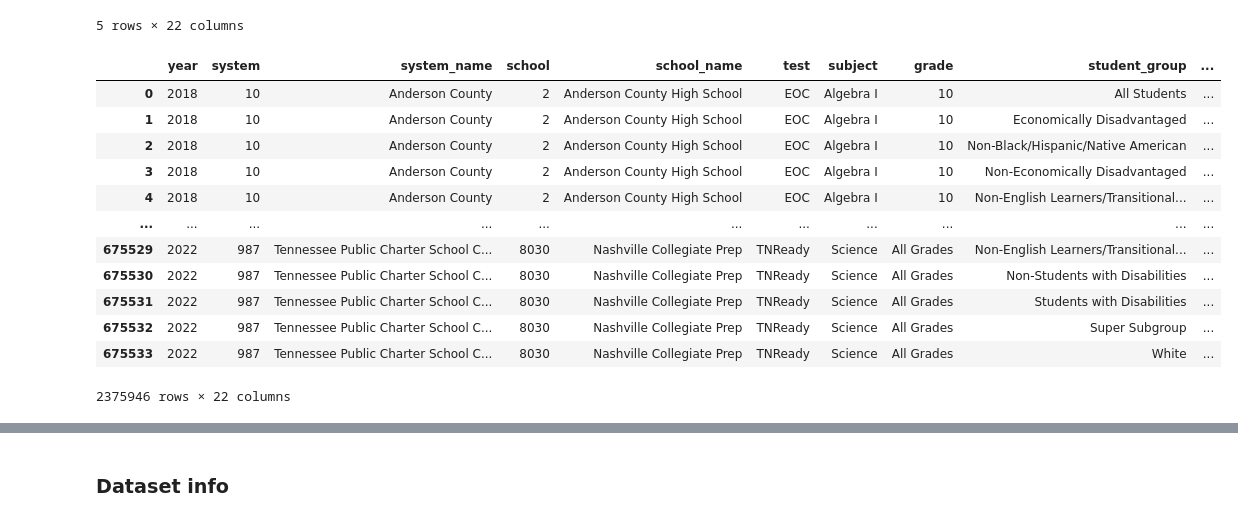
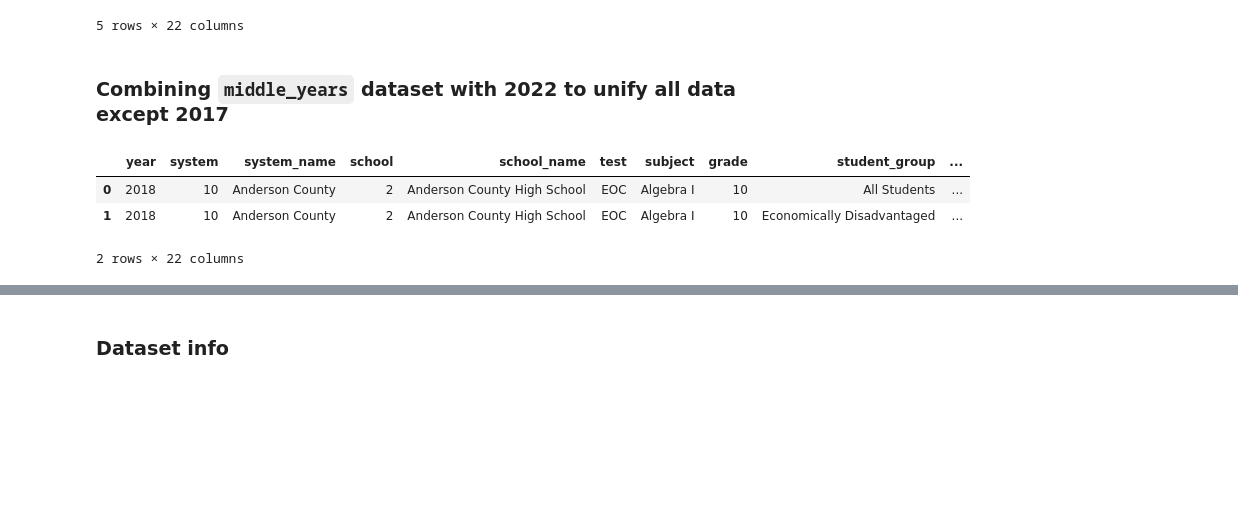
Before and after one commit to Claytor/Capstone_TN_COVID_School_Achievement_Impact, a Jupyter notebook: notebooks/school_assessments_join.ipynb, the cells around one changed output, grey strips where cells are left out. Cells and saved outputs as stored; diff of their text form; code cells hidden in the pictures; blank space fills up the shorter version.

```diff
--- a/notebooks/school_assessments_join.ipynb
+++ b/notebooks/school_assessments_join.ipynb
@@ -169,20 +91,14 @@ middle_years.head()
 | 3 | 2018 | 10 | Anderson County | 2 | Anderson County High School | EOC | Algebra I | 10 | Non-Economically Disadvantaged | ... |
 | 4 | 2018 | 10 | Anderson County | 2 | Anderson County High School | EOC | Algebra I | 10 | Non-English Learners/Transitional... | ... |
 5 rows × 22 columns
+# %% [markdown]
+### Combining `middle_years` dataset with 2022 to unify all data except 2017
 # %%
+# Combine middle years with data_2022
 all_but_2017 = pd.concat([middle_years, data_2022])
-all_but_2017
+all_but_2017.head(n=2)
 # %% [output]
 |  | year | system | system_name | school | school_name | test | subject | grade | student_group | ... |
 | 0 | 2018 | 10 | Anderson County | 2 | Anderson County High School | EOC | Algebra I | 10 | All Students | ... |
 | 1 | 2018 | 10 | Anderson County | 2 | Anderson County High School | EOC | Algebra I | 10 | Economically Disadvantaged | ... |
-| 2 | 2018 | 10 | Anderson County | 2 | Anderson County High School | EOC | Algebra I | 10 | Non-Black/Hispanic/Native American | ... |
-| 3 | 2018 | 10 | Anderson County | 2 | Anderson County High School | EOC | Algebra I | 10 | Non-Economically Disadvantaged | ... |
-| 4 | 2018 | 10 | Anderson County | 2 | Anderson County High School | EOC | Algebra I | 10 | Non-English Learners/Transitional... | ... |
-| ... | ... | ... | ... | ... | ... | ... | ... | ... | ... | ... |
-| 675529 | 2022 | 987 | Tennessee Public Charter School C... | 8030 | Nashville Collegiate Prep | TNReady | Science | All Grades | Non-English Learners/Transitional... | ... |
-| 675530 | 2022 | 987 | Tennessee Public Charter School C... | 8030 | Nashville Collegiate Prep | TNReady | Science | All Grades | Non-Students with Disabilities | ... |
-| 675531 | 2022 | 987 | Tennessee Public Charter School C... | 8030 | Nashville Collegiate Prep | TNReady | Science | All Grades | Students with Disabilities | ... |
-| 675532 | 2022 | 987 | Tennessee Public Charter School C... | 8030 | Nashville Collegiate Prep | TNReady | Science | All Grades | Super Subgroup | ... |
-| 675533 | 2022 | 987 | Tennessee Public Charter School C... | 8030 | Nashville Collegiate Prep | TNReady | Science | All Grades | White | ... |
-2375946 rows × 22 columns
+2 rows × 22 columns
```
Also changed, not shown: parts of 13 cells of this notebook.
